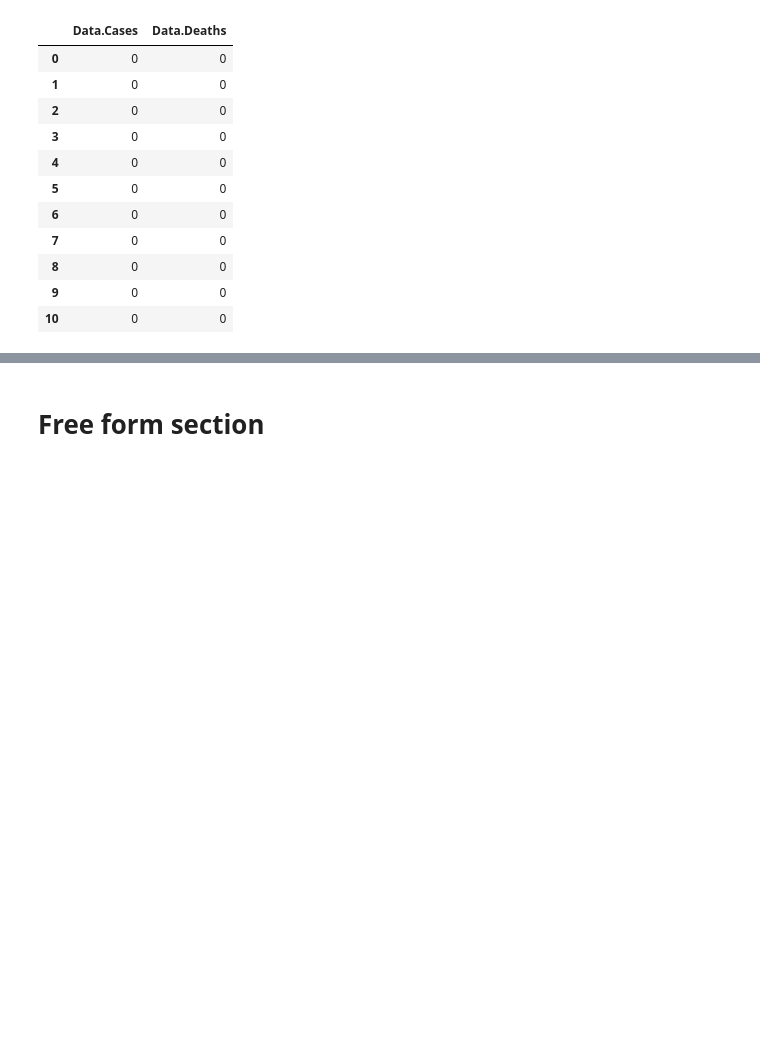
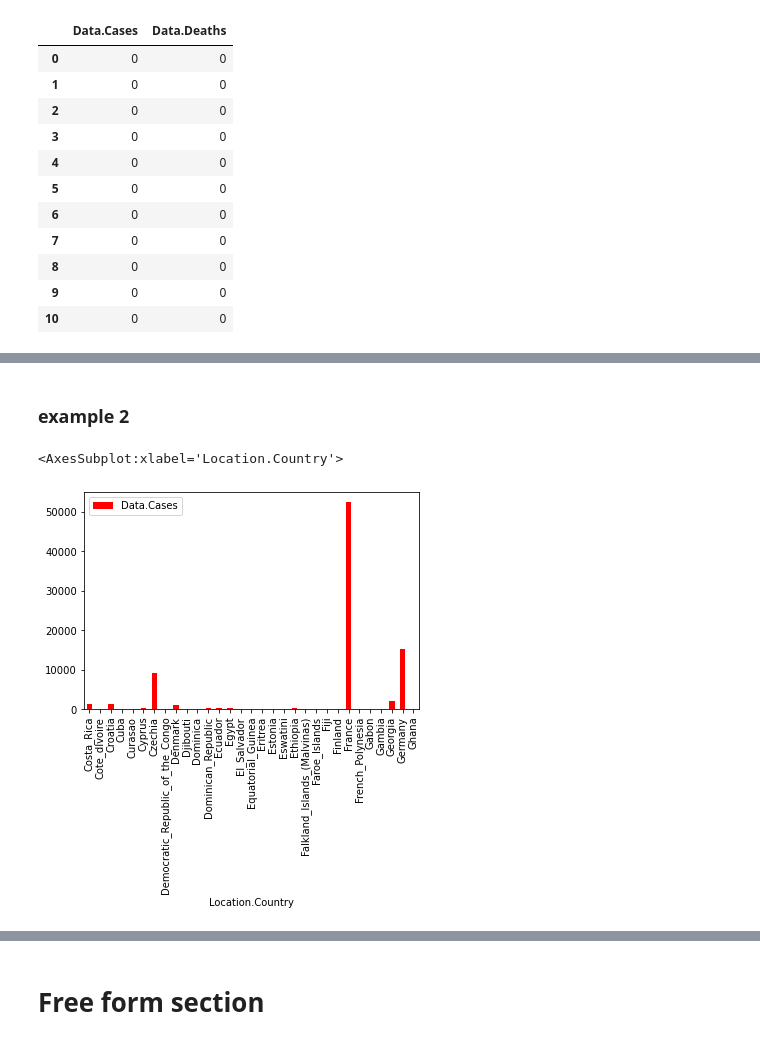
Before and after one commit to ollill0823/002.UCLA_extension_csx4501, a Jupyter notebook: W003/Assignment/Assignment03_Chen Wang.ipynb, the cells around one changed output, grey strips where cells are left out. Cells and saved outputs as stored; diff of their text form; code cells hidden in the pictures; blank space fills up the shorter version.

Commit message:
updated assignment

```diff
--- a/W003/Assignment/Assignment03_Chen Wang.ipynb
+++ b/W003/Assignment/Assignment03_Chen Wang.ipynb
@@ -176,2 +183,12 @@ covid_df.loc[[0,1,2,3,4,5,6,7,8,9,10],['Data.Cases','Data.Deaths']]
+# %% [markdown]
+### example 2
+# %%
+# Assign the dataframe values from the previous cell into a new dataframe variable
+# and make a bar plot with the text values horizontally and the numeric values as the bar heights
+
+covid_df.loc[53000:53030,['Data.Cases','Location.Country']].plot(kind='bar',color='r',x='Location.Country')
+# %% [output]
+<AxesSubplot:xlabel='Location.Country'>
+[figure, added]
 # %%
 # Re-do the plot from the previous cell as a horizontal bar plot
```
Also changed, not shown: parts of 20 cells of this notebook.
